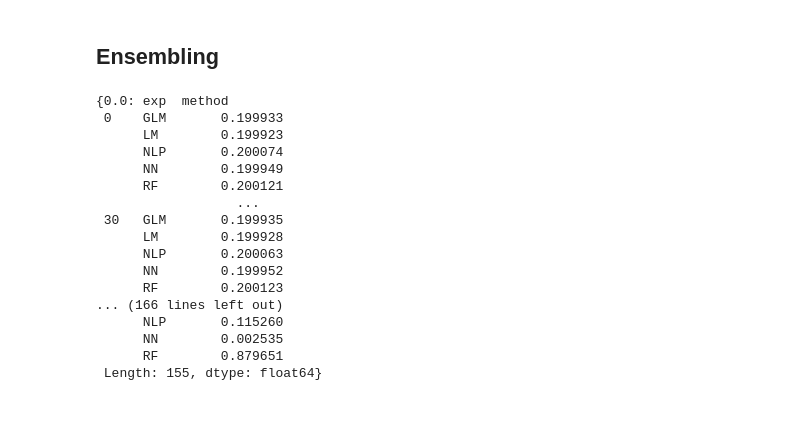
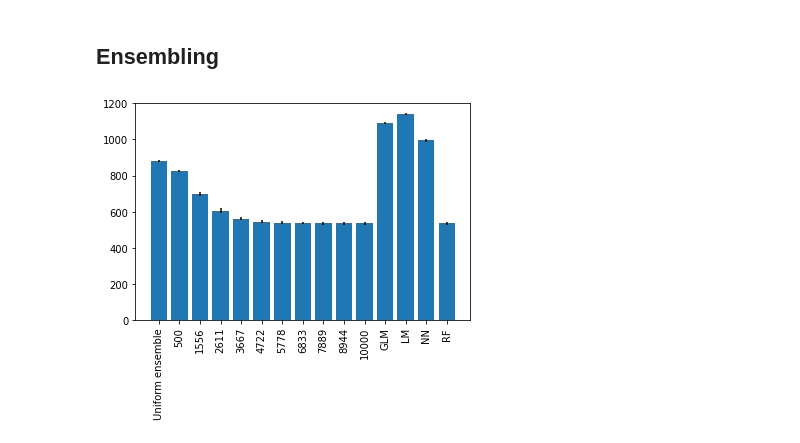
Before and after one commit to Llamrei/car_data_analysis, a Jupyter notebook: ensemble.ipynb, the cells around one changed output. Saved outputs shown, nothing was run; the diff lists cells and outputs as text; code cells hidden in the pictures; blank space fills up the shorter version.

```diff
--- a/ensemble.ipynb
+++ b/ensemble.ipynb
@@ -60,6 +68,9 @@ def _mae(y_true, y_pred):
 # %% [markdown]
 ## Get weights of accuracy from training data only
 # %%
+train = overall[overall["test"] == 0]
+test = overall[overall["test"] == 1]
+
 # Aggregating id
 grouped = train.groupby(["exp","method"])
 
@@ -68,6 +79,6 @@ metrics = dict()
 metrics["mse"] = grouped.apply(lambda x: _mse(x["price"], x["prediction"]) )
 metrics["mae"] = grouped.apply(lambda x: _mae(x["price"], x["prediction"]) )
 metrics["rsq"] = grouped.apply(lambda x: _r_sq(x["price"], x["prediction"]) )
-metrics["mae"]
+metrics["mse"]
 # %% [output]
 exp  method
@@ -115,58 +127,50 @@ weights["mae"]
 # %% [markdown]
 ## Ensembling
 # %%
-grouped = overall.groupby(["id", "exp"])
+eval_data = train
+
+grouped = eval_data.groupby(["id", "exp"])
 
 mean_ensemble = grouped.agg({
     'price' : 'mean',
     'prediction' : 'mean', # This is where we apply ensembling scheme
     'method' : 'count',
 })
+# For checking if all experiments worked
+# set(mean_ensemble[mean_ensemble["method"] < 6].index.get_level_values("exp"))
-# %%
-weights["mae"]
-# %% [output]
-{0.0: exp  method
- 0    GLM       0.199933
-      LM        0.199923
-      NLP       0.200074
-      NN        0.199949
-      RF        0.200121
-                  ...
- 30   GLM       0.199935
-      LM        0.199928
-      NLP       0.200063
-      NN        0.199952
-      RF        0.200123
-... (166 lines left out)
-      NLP       0.115260
-      NN        0.002535
-      RF        0.879651
- Length: 155, dtype: float64}
 # %%
-overall["weighted_prediction"] = 0
+w_weights = test.copy()
+w_weights["weighted_prediction"] = 0
 # %%
-mse_weighted = list()
-for scale, series in weights["mae"].items():
+mae_weighted = list()
+for scale, series in tqdm(weights["mae"].items()):
     # Join weights to correct experiment and method
-    overall_w_weights = pd.merge(overall, pd.DataFrame({"weight":series}),
+    w_weights = pd.merge(eval_data, pd.DataFrame({"weight":series}),
                                  how="left",
                                  left_on=["exp", "method"],
                                 right_on=["exp", "method"])
     # Get weighted prediction
-    overall_w_weights["weighted_prediction"] = overall_w_weights["prediction"]*overall_w_weights["weight"]
-    weighted_ensemble = overall_w_weights.groupby(["exp","id"]).agg({
+    w_weights["weighted_prediction"] = w_weights["prediction"]*w_weights["weight"]
+    weighted_ensemble = w_weights.groupby(["exp","id"]).agg({
     'price' : 'mean',
     'prediction' : 'mean',
     'weighted_prediction' : 'sum', # This is where we apply ensembling scheme, weighting will add to 1
     'method' : 'count',
     })
-    mse_res = weighted_ensemble.groupby("exp").apply(lambda x: _mse(x["price"], x["weighted_prediction"]))
-    mse_weighted.append((scale, mse_res, weighted_ensemble))
+
+    # Get MSE of weighted predictions
+    mae_res = weighted_ensemble.groupby("exp").apply(lambda x: _mae(x["price"], x["weighted_prediction"]))
+    mae_weighted.append((scale, mae_res, weighted_ensemble))
 # %%
-mse_me = mean_ensemble.groupby("exp").apply(lambda x: _mse(x["price"], x["prediction"]))
-mse_iso = overall.groupby(["exp","method"]).apply(lambda x: _mse(x["price"], x["prediction"]) )
+mae_me = mean_ensemble.groupby("exp").apply(lambda x: _mae(x["price"], x["prediction"]))
+mae_iso = eval_data.groupby(["exp","method"]).apply(lambda x: _mae(x["price"], x["prediction"]) )
 
-bars = ["Uniform ensemble", *[x[0] for x in mse_weighted], *mse_iso.mean(level="method").keys()]
+bars = ["Uniform ensemble", *[int(x[0]) for x in mae_weighted], *mae_iso.mean(level="method").keys()]
 pos = range(len(bars))
-height = [mse_me.mean(), *[x[1].mean() for x in mse_weighted], *mse_iso.mean(level="method").to_list()]
-errs = [mse_me.std(), *[x[1].std() for x in mse_weighted], *mse_iso.std(level="method").to_list()]
+height = [mae_me.mean(), *[x[1].mean() for x in mae_weighted], *mae_iso.mean(level="method").to_list()]
+errs = [mae_me.std(), *[x[1].std() for x in mae_weighted], *mae_iso.std(level="method").to_list()]
+plt.bar(pos, height, yerr=errs)
+plt.xticks(pos, bars, rotation=90)
+plt.show()
+# %% [output]
+[figure, added]
```
Also changed, not shown: parts of 22 cells of this notebook.
